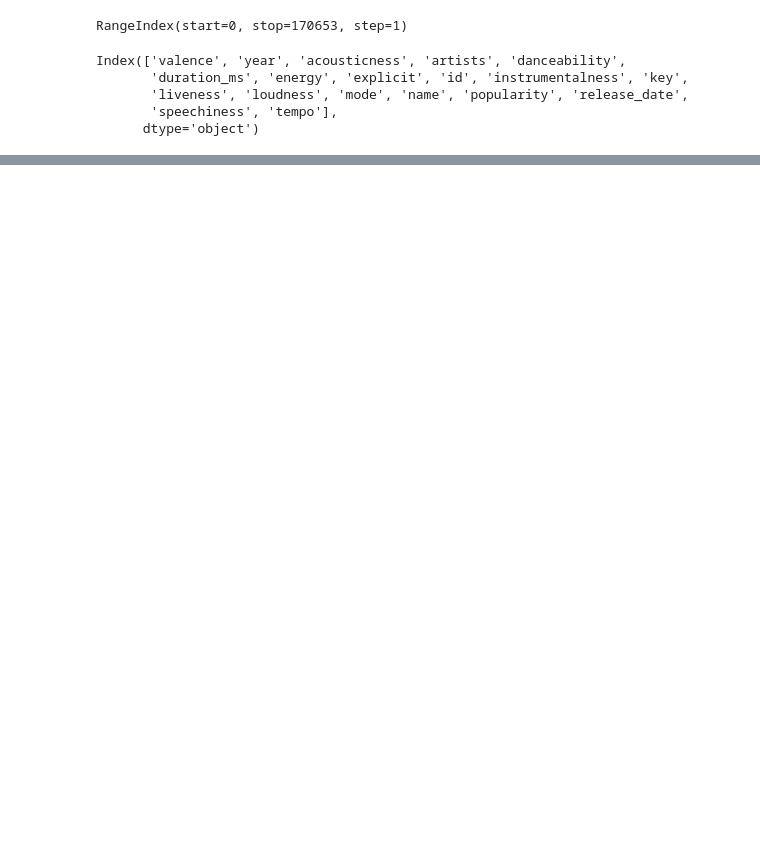
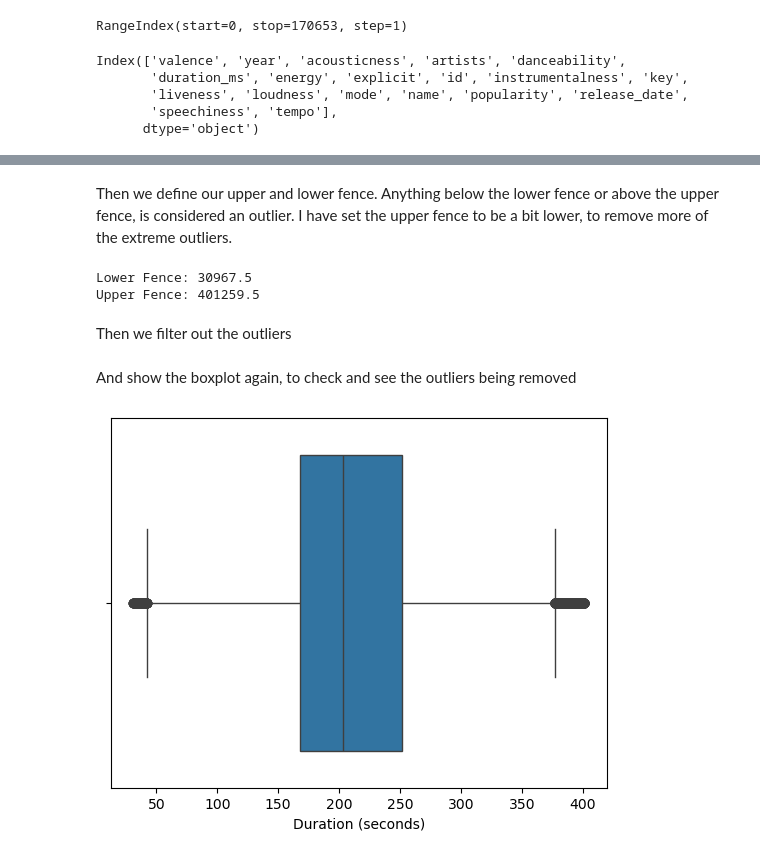
Before and after one commit to LukasRonberg/BusinessIntelligence, a Jupyter notebook: MP1/spotifytracks.ipynb, the cells around one changed output, grey strips where cells are left out. Saved outputs shown, nothing was run; the diff lists cells and outputs as text; code cells hidden in the pictures; blank space fills up the shorter version.

```diff
--- a/MP1/spotifytracks.ipynb
+++ b/MP1/spotifytracks.ipynb
@@ -129,0 +169,3 @@ dtype: int64
+# %%
+# Fill the duration_ms with the mean
+df['duration_ms'] = df['duration_ms'].fillna(mean_duration_ms)
@@ -129,0 +182,27 @@ dtype: int64
+# %%
+Q1 = df["duration_ms"].quantile(0.25)
+Q3 = df["duration_ms"].quantile(0.75)
+IQR = Q3 - Q1
+# %% [markdown]
+Then we define our upper and lower fence. Anything below the lower fence or above the upper fence, is considered an outlier. I have set the upper fence to be a bit lower, to remove more of the extreme outliers.
+# %%
+Lower_Fence = Q1 - 1.5 * IQR
+Upper_Fence = Q3 + 1.5 * IQR
+
+print("Lower Fence:", Lower_Fence)
+print("Upper Fence:", Upper_Fence)
+# %% [output]
+Lower Fence: 30967.5
+Upper Fence: 401259.5
+# %% [markdown]
+Then we filter out the outliers
+# %%
+df_filtered = df[(df["duration_ms"] >= Lower_Fence) & (df["duration_ms"] <= Upper_Fence)]
+# %% [markdown]
+And show the boxplot again, to check and see the outliers being removed
+# %%
+sbn.boxplot(x=df_filtered['duration_ms'] / 1000)
+plt.xlabel("Duration (seconds)")
+plt.show()
+# %% [output]
+[figure, added]
```
Also changed, not shown: parts of 25 cells of this notebook.
